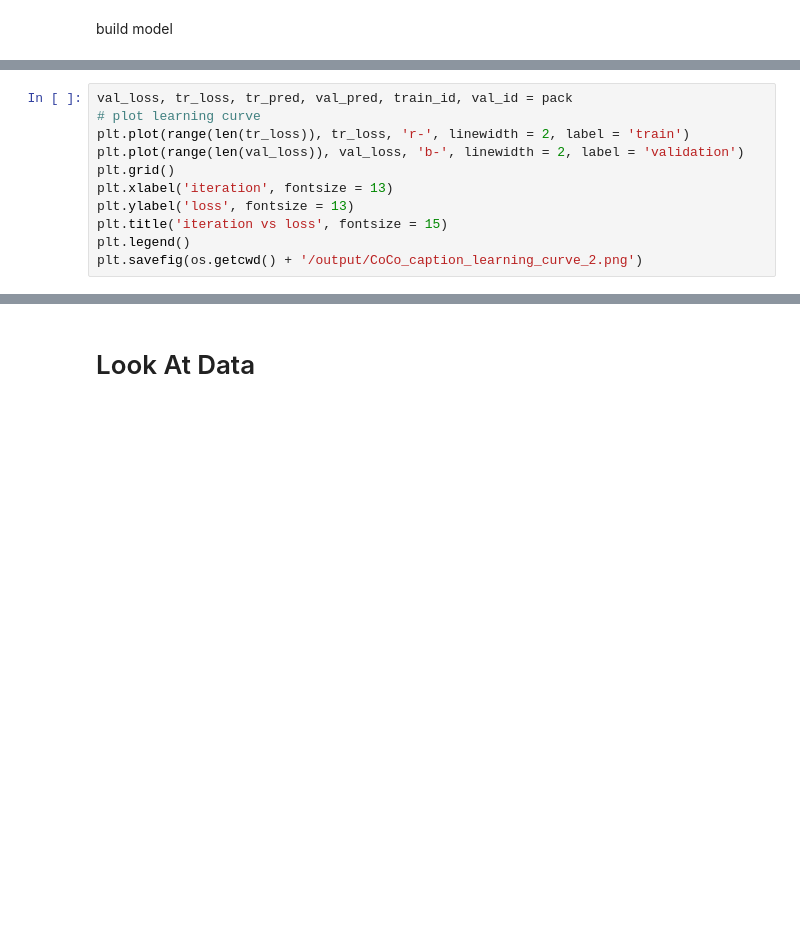
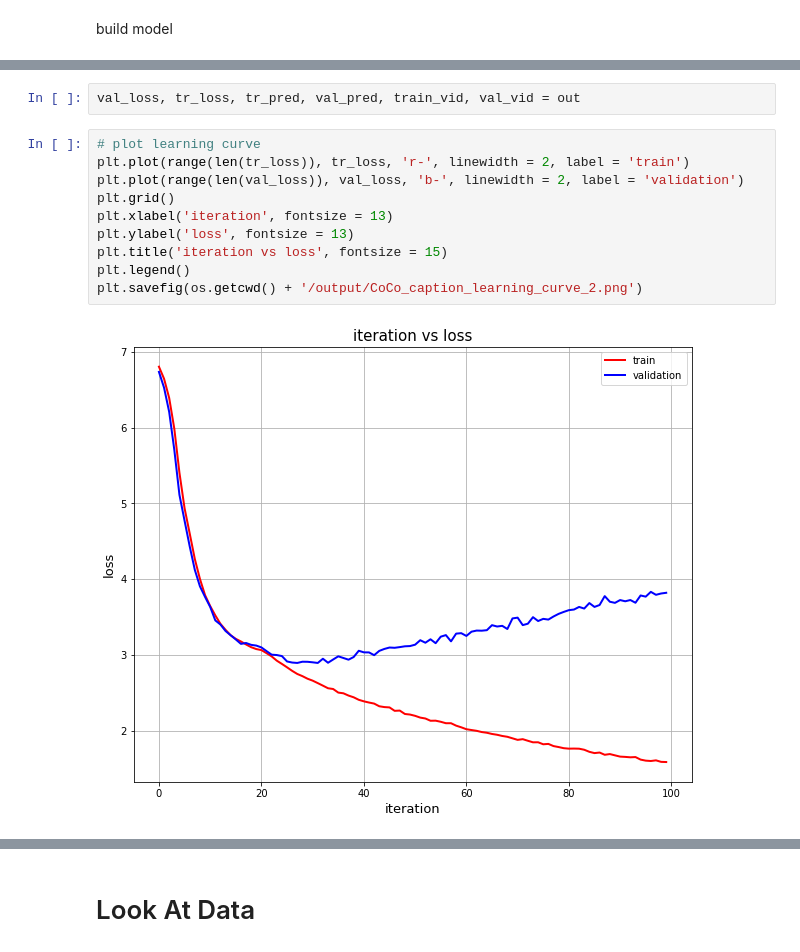
Before and after one commit to jiajuns/cs231n_project, a Jupyter notebook: CoCo_caption.ipynb, the cells around one changed output, grey strips where cells are left out. Cells and saved outputs as stored; diff of their text form; blank space fills up the shorter version.

```diff
--- a/CoCo_caption.ipynb
+++ b/CoCo_caption.ipynb
@@ -157,11 +152,14 @@ val_loss, tr_loss, tr_pred, val_pred, train_id, val_id = pack
+# %%
+val_loss, tr_loss, tr_pred, val_pred, train_vid, val_vid = out
 # %%
-val_loss, tr_loss, tr_pred, val_pred, train_id, val_id = pack
 # plot learning curve
 plt.plot(range(len(tr_loss)), tr_loss, 'r-', linewidth = 2, label = 'train')
 plt.plot(range(len(val_loss)), val_loss, 'b-', linewidth = 2, label = 'validation')
 plt.grid()
 plt.xlabel('iteration', fontsize = 13)
 plt.ylabel('loss', fontsize = 13)
 plt.title('iteration vs loss', fontsize = 15)
 plt.legend()
 plt.savefig(os.getcwd() + '/output/CoCo_caption_learning_curve_2.png')
+# %% [output]
+[figure, added]
```
Also changed, not shown: parts of 11 cells of this notebook, 3 other files.
